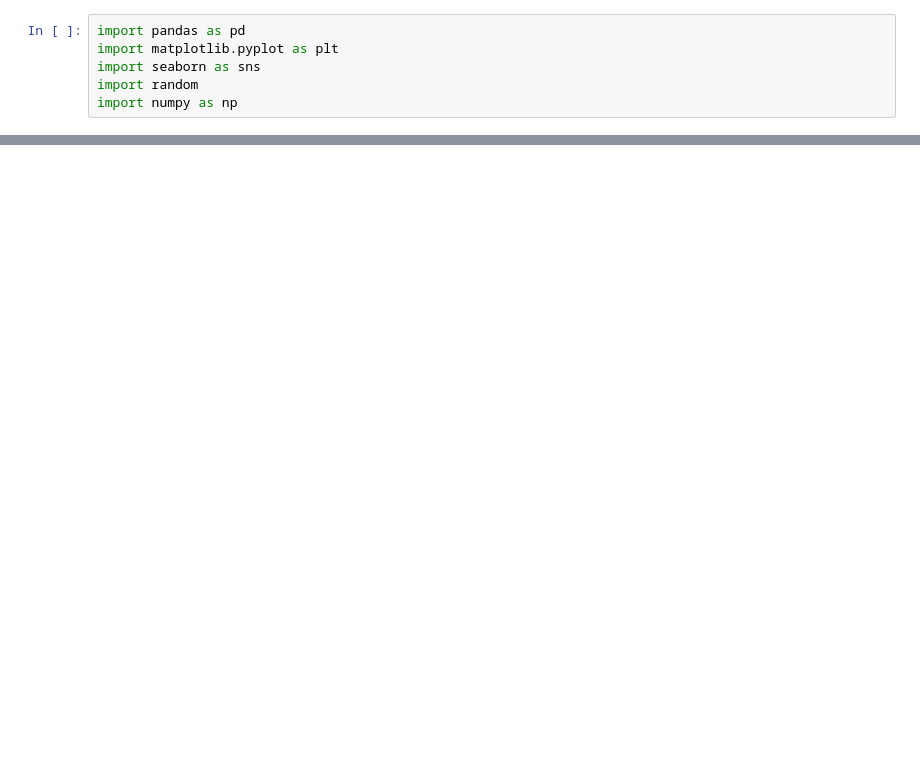
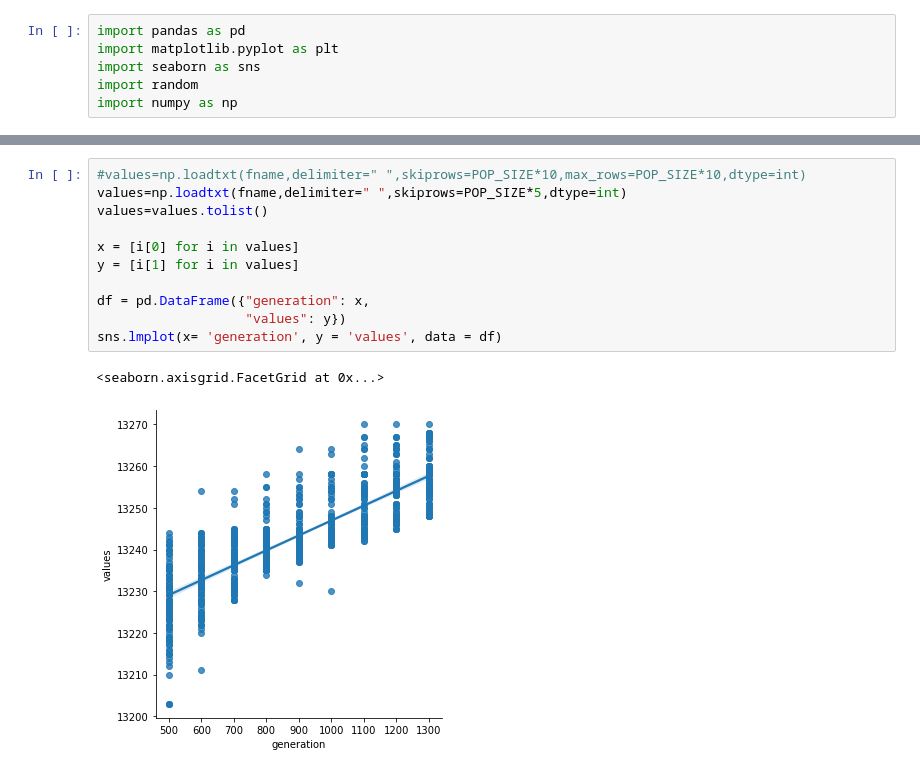
Before and after one commit to omnipede/maxcut-ga, a Jupyter notebook: values_per_gen_graph.ipynb, the cells around one changed output, grey strips where cells are left out. Saved outputs shown, nothing was run; the diff lists cells and outputs as text; blank space fills up the shorter version.

```diff
--- a/values_per_gen_graph.ipynb
+++ b/values_per_gen_graph.ipynb
@@ -34,0 +37,14 @@ sns.lmplot(x= 'generation', y = 'values', data = df)
+# %%
+#values=np.loadtxt(fname,delimiter=" ",skiprows=POP_SIZE*10,max_rows=POP_SIZE*10,dtype=int)
+values=np.loadtxt(fname,delimiter=" ",skiprows=POP_SIZE*5,dtype=int)
+values=values.tolist()
+
+x = [i[0] for i in values]
+y = [i[1] for i in values]
+
+df = pd.DataFrame({"generation": x,
+                   "values": y})
+sns.lmplot(x= 'generation', y = 'values', data = df)
+# %% [output]
+<seaborn.axisgrid.FacetGrid at 0x...>
+[figure, added]
```
Also changed, not shown: parts of 2 cells of this notebook, 10 other files.
